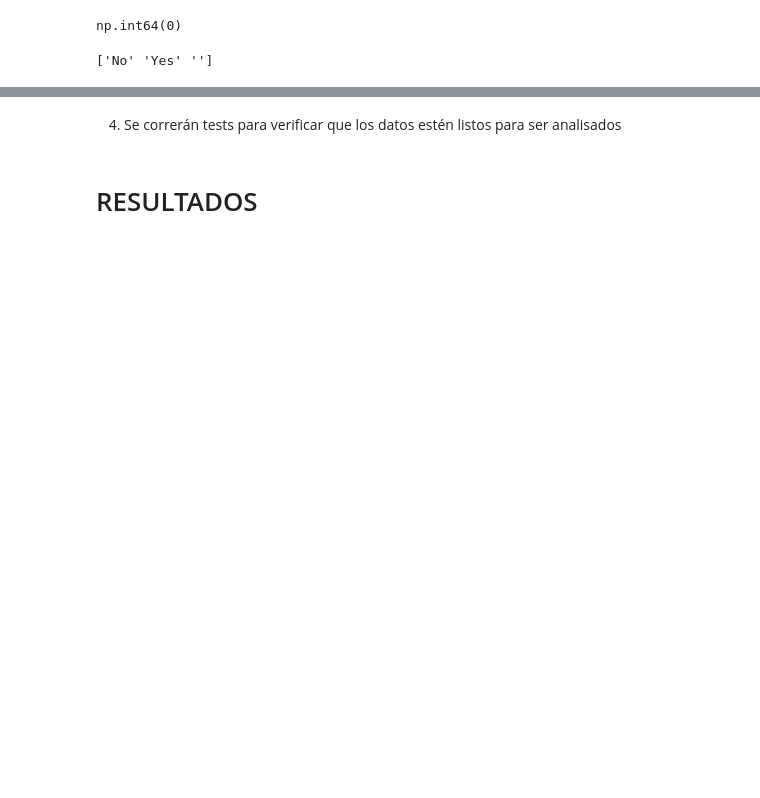
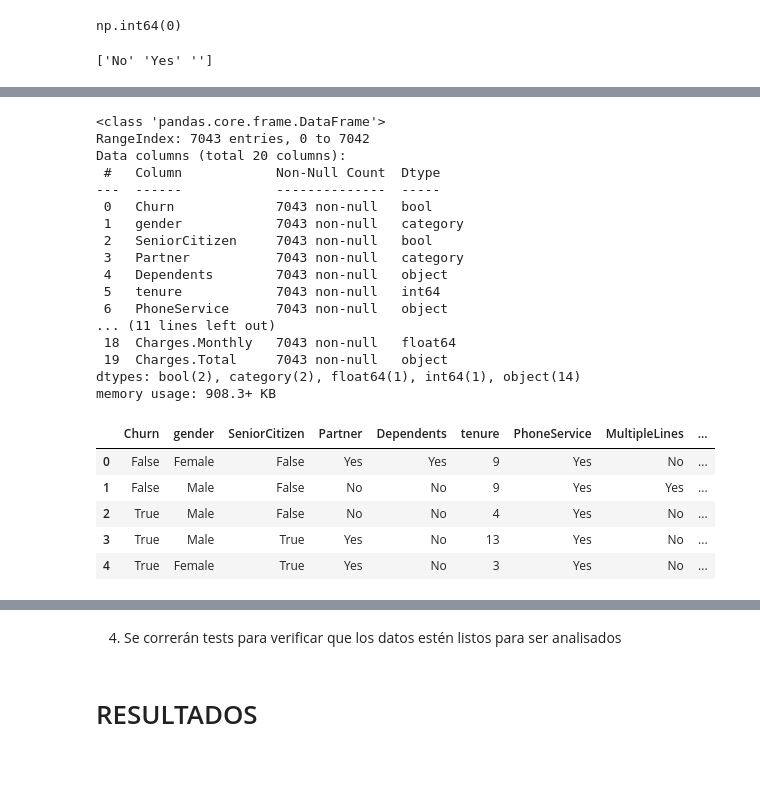
Before and after one commit to mauloredo/Challenge_Telecom_X, a Jupyter notebook: Challenge_Telecom_X.ipynb, the cells around one changed output, grey strips where cells are left out. Saved outputs shown, nothing was run; the diff lists cells and outputs as text; code cells hidden in the pictures; blank space fills up the shorter version.

```diff
--- a/Challenge_Telecom_X.ipynb
+++ b/Challenge_Telecom_X.ipynb
@@ -516,0 +707,29 @@ print(Dataframe['Churn'].unique())
+# %%
+df_churn_partner = df_churn_senior.copy()
+df_churn_partner["Partner"] = df_churn_partner["Partner"].astype("category")
+df_churn_partner.info()
+df_churn_partner.head()
+# %% [output]
+<class 'pandas.core.frame.DataFrame'>
+RangeIndex: 7043 entries, 0 to 7042
+Data columns (total 20 columns):
+ #   Column            Non-Null Count  Dtype
+---  ------            --------------  -----
+ 0   Churn             7043 non-null   bool
+ 1   gender            7043 non-null   category
+ 2   SeniorCitizen     7043 non-null   bool
+ 3   Partner           7043 non-null   category
+ 4   Dependents        7043 non-null   object
+ 5   tenure            7043 non-null   int64
+ 6   PhoneService      7043 non-null   object
+... (11 lines left out)
+ 18  Charges.Monthly   7043 non-null   float64
+ 19  Charges.Total     7043 non-null   object
+dtypes: bool(2), category(2), float64(1), int64(1), object(14)
+memory usage: 908.3+ KB
+|  | Churn | gender | SeniorCitizen | Partner | Dependents | tenure | PhoneService | MultipleLines | ... |
+| 0 | False | Female | False | Yes | Yes | 9 | Yes | No | ... |
+| 1 | False | Male | False | No | No | 9 | Yes | Yes | ... |
+| 2 | True | Male | False | No | No | 4 | Yes | No | ... |
+| 3 | True | Male | True | Yes | No | 13 | Yes | No | ... |
+| 4 | True | Female | True | Yes | No | 3 | Yes | No | ... |
```
Also changed, not shown: parts of 17 cells of this notebook.
